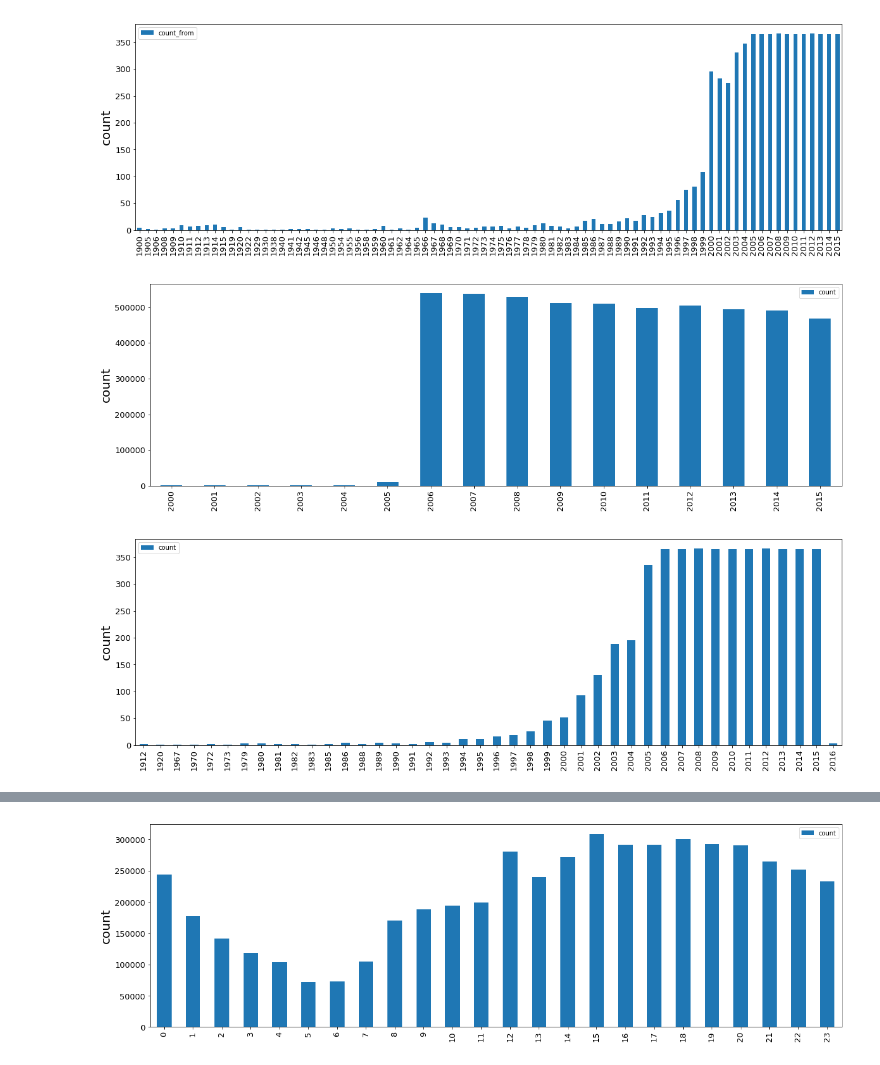
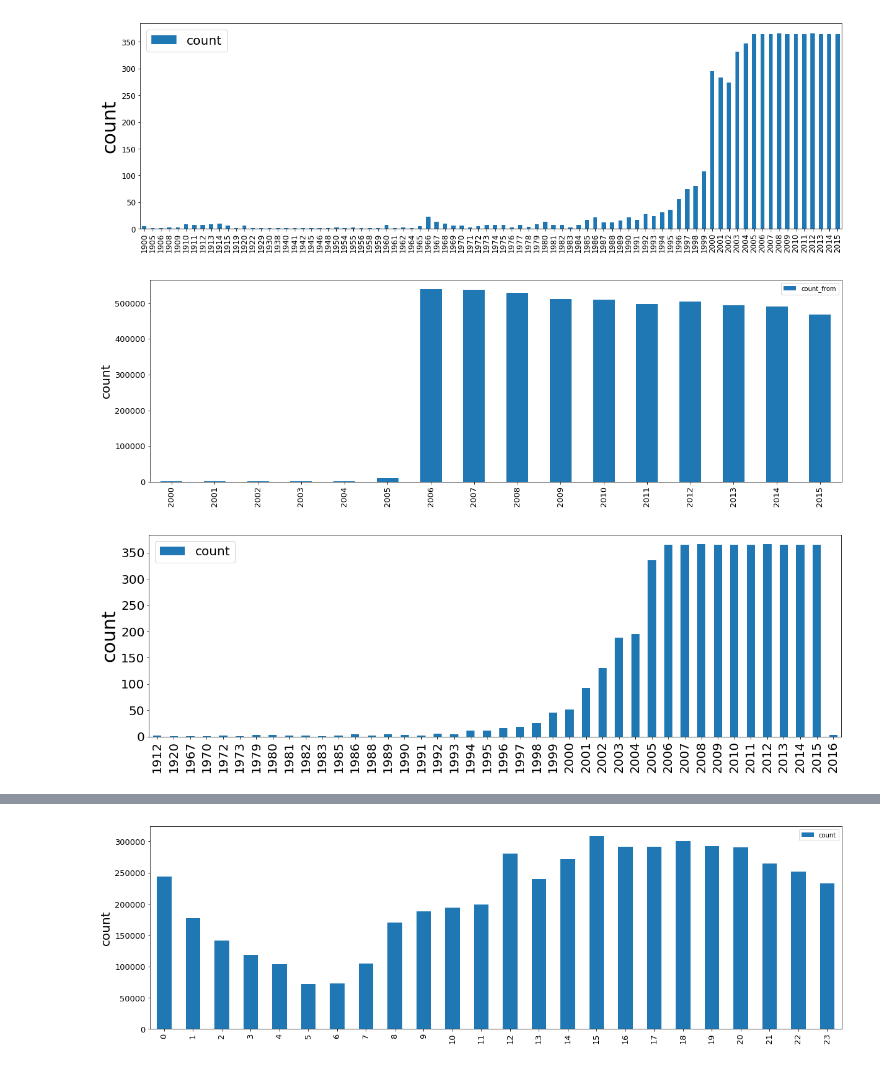
Before and after one commit to sj2384/BigDataProject, a Jupyter notebook: Weitao.ipynb, the cells around one changed output, grey strips where cells are left out. Saved outputs shown, nothing was run; the diff lists cells and outputs as text; code cells hidden in the pictures.

```diff
--- a/Weitao.ipynb
+++ b/Weitao.ipynb
@@ -96,41 +98,43 @@ fr_dt_df.head(8)
 # %%
 pd.to_datetime(fr_dt_df['date'])
-f = fr_dt_df.groupby(fr_dt_df["date"].dt.year).count().plot(kind="bar",rot = 90,y='count_from',figsize=(20,6),fontsize=13)
-f.set_ylabel('count', fontsize=20)
+f = fr_dt_df.groupby(fr_dt_df["date"].dt.year).count().plot(kind="bar",rot = 90,y='count',figsize=(20,6),fontsize=12)
+f.set_ylabel('count', fontsize=30)
 f.set_xlabel(' ', fontsize=20)
+plt.legend(prop={'size':20})
 fig = f.get_figure()
-fig.savefig('fr_date_count.jpg')
+fig.savefig('fr_date_count.jpg',dpi=300)
 # %% [output]
-[figure, old version]
+[figure, new version]
 # %%
 #fr_dt_df_small = fr_dt_df.iloc[]
 fr_dt_df_small = fr_dt_df.iloc[818:,:]
 # %%
 pd.to_datetime(fr_dt_df['date'])
-f = fr_dt_df_small.groupby(fr_dt_df["date"].dt.year).sum().plot(kind="bar",rot = 90,y='count',figsize=(20,6),fontsize=13)
+f = fr_dt_df_small.groupby(fr_dt_df["date"].dt.year).sum().plot(kind="bar",rot = 90,y='count_from',figsize=(20,6),fontsize=13)
 f.set_ylabel('count', fontsize=20)
 f.set_xlabel(' ', fontsize=20)
 fig = f.get_figure()
 fig.savefig('fr_date_sum.jpg')
 # %% [output]
-[figure, old version]
+[figure, new version]
 # %%
 value_dic, dtype_dic, stype_dic, label_dic = readDict('./output/CMPLNT_TO_DT.out', '\t')
 del value_dic['NULL']
 # USe this line to see outliers
 #dates = {datetime.datetime.strptime(k, '%m/%d/%Y'):int(v) for k,v in value_dic.items()}
 # USe this line to remove outliers
 dates = {datetime.datetime.strptime(k, '%m/%d/%Y'):int(v) for k,v in value_dic.items() if k[-4:]!='2090'}
 x = sorted(dates)
 y = [dates[k] for k in sorted(dates)]
 to_dt_df = pd.DataFrame(columns = ['date','count'])
 to_dt_df['date'] = x
 to_dt_df['count'] = y
 pd.to_datetime(to_dt_df['date'])
-f = to_dt_df.groupby(to_dt_df["date"].dt.year).count().plot(kind="bar",rot = 90,y='count',figsize=(20,6),fontsize=13)
-f.set_ylabel('count', fontsize=20)
+f = to_dt_df.groupby(to_dt_df["date"].dt.year).count().plot(kind="bar",rot = 90,y='count',figsize=(20,6),fontsize=20)
+f.set_ylabel('count', fontsize=30)
 f.set_xlabel(' ', fontsize=20)
+plt.legend(prop={'size':20})
 fig = f.get_figure()
-fig.savefig('to_date_count.jpg')
+fig.savefig('to_date_count.jpg',dpi=300)
 # %% [output]
-[figure, old version]
+[figure, new version]
```
Also changed, not shown: parts of 10 cells of this notebook.
